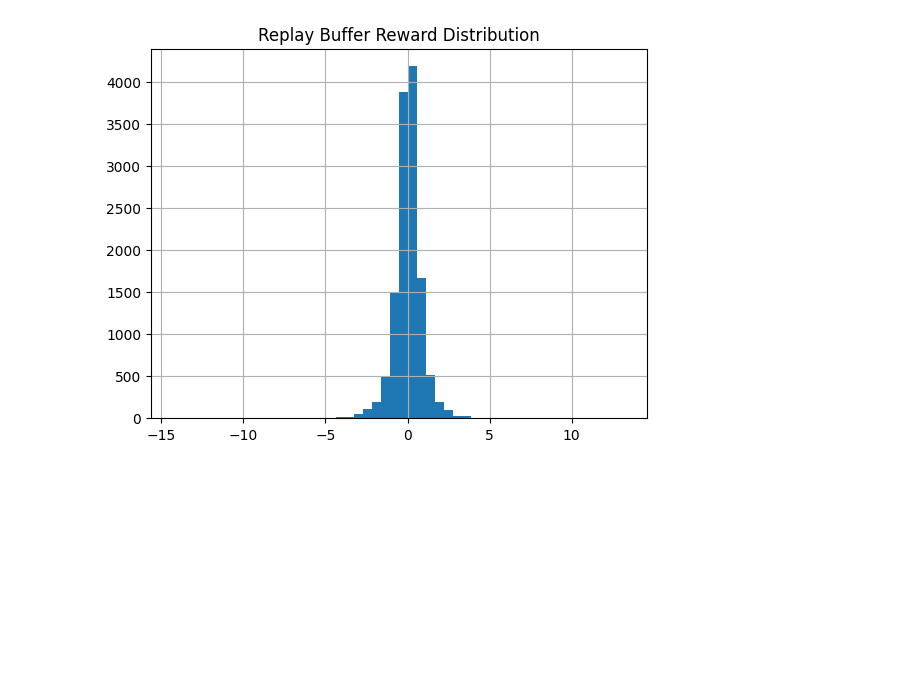
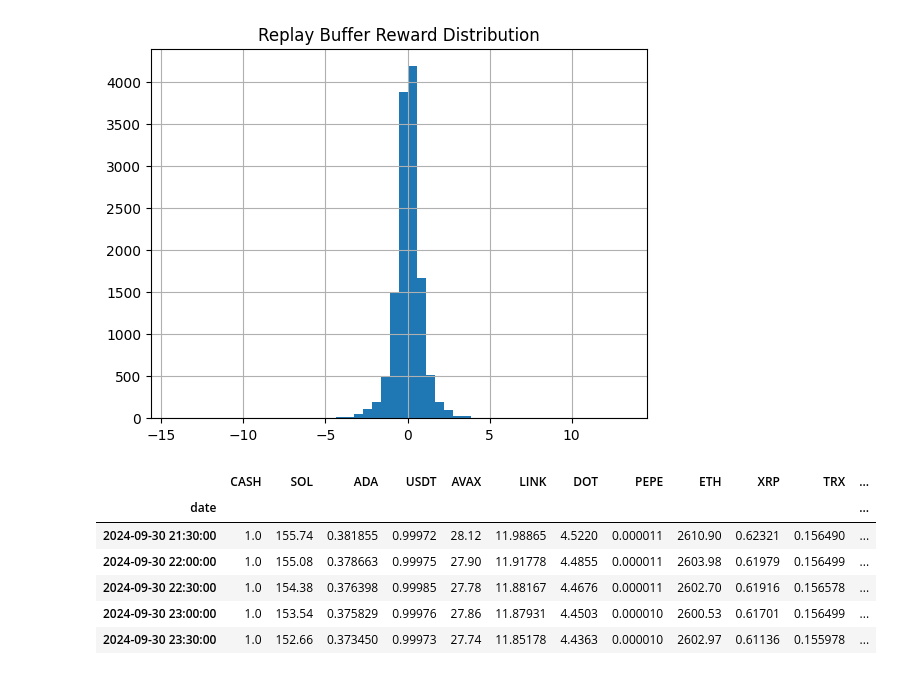
Before and after one commit to mrajancsr/deep-policy-gradient-portfolio, a Jupyter notebook: ddpgportfolio/agent/test.ipynb, the cells around one changed output. Saved outputs shown, nothing was run; the diff lists cells and outputs as text; code cells hidden in the pictures; blank space fills up the shorter version.

```diff
--- a/ddpgportfolio/agent/test.ipynb
+++ b/ddpgportfolio/agent/test.ipynb
@@ -213,3 +211,13 @@ Reward Mean: 0.021240092854266306, Reward Std: 0.9265191851598126
 np.random.uniform(
                 -3, 3
             )  # Simulate expected reward range
+# %%
+portfolio.get_close_price().tail()
+# %% [output]
+|  | CASH | SOL | ADA | USDT | AVAX | LINK | DOT | PEPE | ETH | XRP | TRX | ... |
+| date |  |  |  |  |  |  |  |  |  |  |  | ... |
+| 2024-09-30 21:30:00 | 1.0 | 155.74 | 0.381855 | 0.99972 | 28.12 | 11.98865 | 4.5220 | 0.000011 | 2610.90 | 0.62321 | 0.156490 | ... |
+| 2024-09-30 22:00:00 | 1.0 | 155.08 | 0.378663 | 0.99975 | 27.90 | 11.91778 | 4.4855 | 0.000011 | 2603.98 | 0.61979 | 0.156499 | ... |
+| 2024-09-30 22:30:00 | 1.0 | 154.38 | 0.376398 | 0.99985 | 27.78 | 11.88167 | 4.4676 | 0.000011 | 2602.70 | 0.61916 | 0.156578 | ... |
+| 2024-09-30 23:00:00 | 1.0 | 153.54 | 0.375829 | 0.99976 | 27.86 | 11.87931 | 4.4503 | 0.000010 | 2600.53 | 0.61701 | 0.156499 | ... |
+| 2024-09-30 23:30:00 | 1.0 | 152.66 | 0.373450 | 0.99973 | 27.74 | 11.85178 | 4.4363 | 0.000010 | 2602.97 | 0.61136 | 0.155978 | ... |
```
Also changed, not shown: parts of 6 cells of this notebook, 2 other files.
